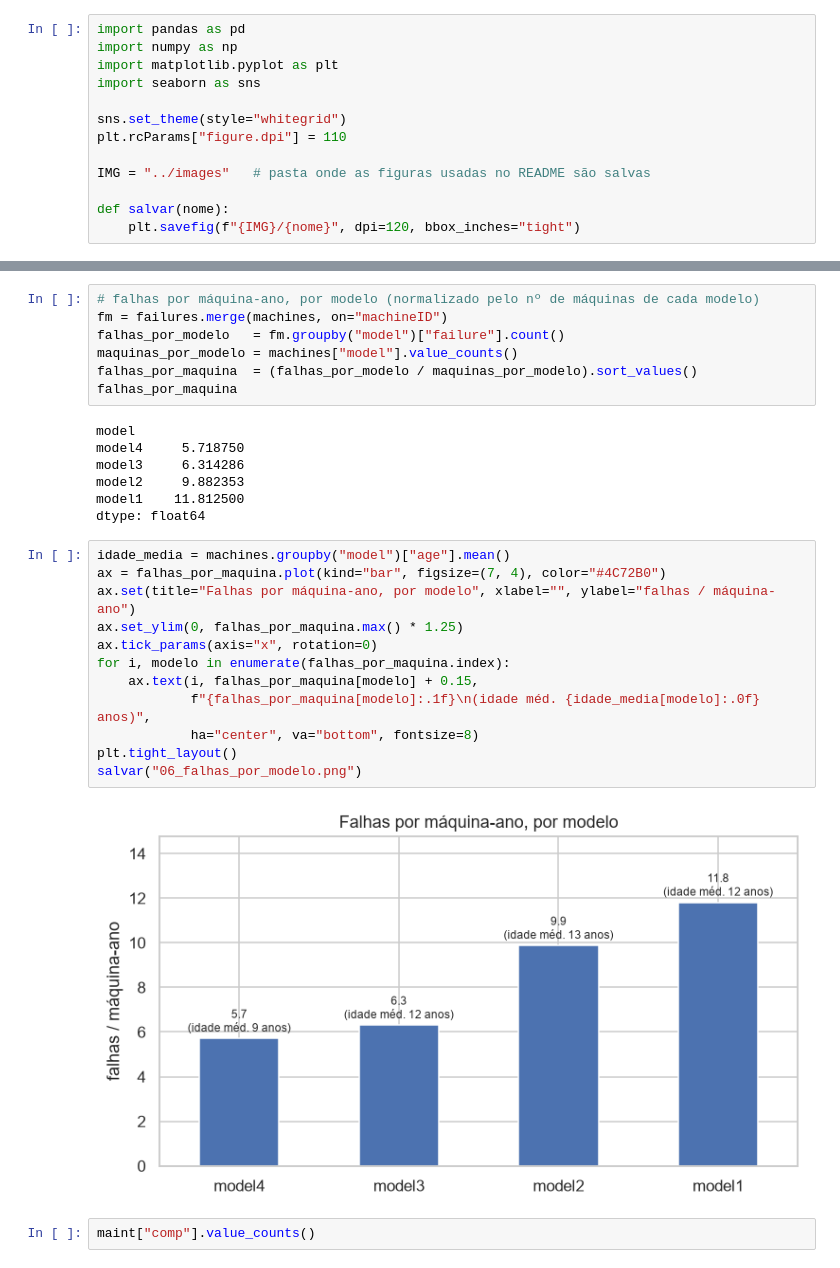
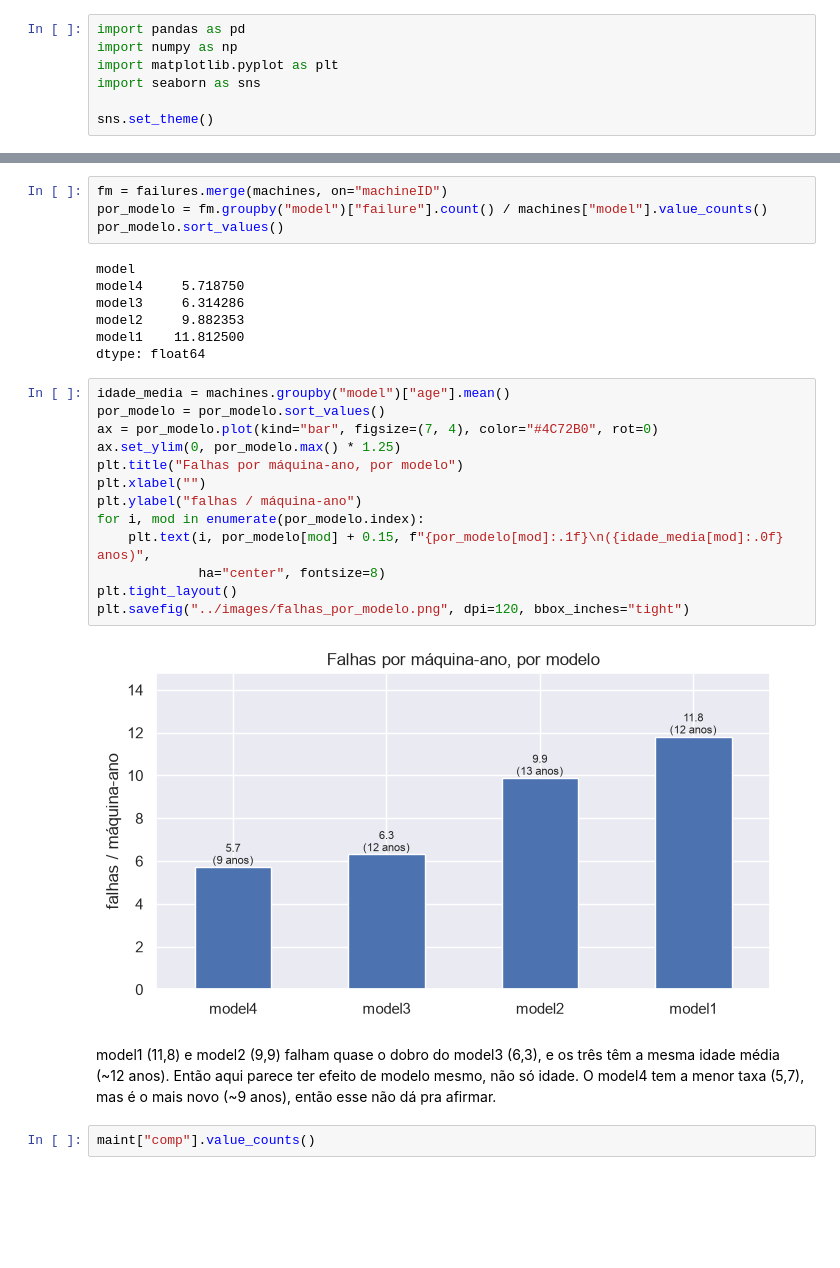
Before and after one commit to MichaellVianna/P03-sensores-industriais-exploracao, a Jupyter notebook: notebooks/P03_exploracao_sensores.ipynb, the cells around one changed output, grey strips where cells are left out. Drawn from its saved outputs; the diff is of its cells as text; blank space fills up the shorter version.

```diff
--- a/notebooks/P03_exploracao_sensores.ipynb
+++ b/notebooks/P03_exploracao_sensores.ipynb
@@ -16,10 +14,4 @@ import numpy as np
 import matplotlib.pyplot as plt
 import seaborn as sns
 
-sns.set_theme(style="whitegrid")
-plt.rcParams["figure.dpi"] = 110
-
-IMG = "../images"   # pasta onde as figuras usadas no README são salvas
-
-def salvar(nome):
-    plt.savefig(f"{IMG}/{nome}", dpi=120, bbox_inches="tight")
+sns.set_theme()
@@ -270,10 +261,7 @@ print(f"{len(failures)} falhas / {n_maquinas} máquinas / 1 ano = {taxa:.2f} fal
 # %%
-# falhas por máquina-ano, por modelo (normalizado pelo nº de máquinas de cada modelo)
 fm = failures.merge(machines, on="machineID")
-falhas_por_modelo   = fm.groupby("model")["failure"].count()
-maquinas_por_modelo = machines["model"].value_counts()
-falhas_por_maquina  = (falhas_por_modelo / maquinas_por_modelo).sort_values()
-falhas_por_maquina
+por_modelo = fm.groupby("model")["failure"].count() / machines["model"].value_counts()
+por_modelo.sort_values()
 # %% [output]
 model
 model4     5.718750
@@ -283,18 +271,23 @@ model1    11.812500
 dtype: float64
 # %%
 idade_media = machines.groupby("model")["age"].mean()
-ax = falhas_por_maquina.plot(kind="bar", figsize=(7, 4), color="#4C72B0")
-ax.set(title="Falhas por máquina-ano, por modelo", xlabel="", ylabel="falhas / máquina-ano")
-ax.set_ylim(0, falhas_por_maquina.max() * 1.25)
-ax.tick_params(axis="x", rotation=0)
-for i, modelo in enumerate(falhas_por_maquina.index):
-    ax.text(i, falhas_por_maquina[modelo] + 0.15,
-            f"{falhas_por_maquina[modelo]:.1f}\n(idade méd. {idade_media[modelo]:.0f} anos)",
-            ha="center", va="bottom", fontsize=8)
+por_modelo = por_modelo.sort_values()
+ax = por_modelo.plot(kind="bar", figsize=(7, 4), color="#4C72B0", rot=0)
+ax.set_ylim(0, por_modelo.max() * 1.25)
+plt.title("Falhas por máquina-ano, por modelo")
+plt.xlabel("")
+plt.ylabel("falhas / máquina-ano")
+for i, mod in enumerate(por_modelo.index):
+    plt.text(i, por_modelo[mod] + 0.15, f"{por_modelo[mod]:.1f}\n({idade_media[mod]:.0f} anos)",
+             ha="center", fontsize=8)
 plt.tight_layout()
-salvar("06_falhas_por_modelo.png")
+plt.savefig("../images/falhas_por_modelo.png", dpi=120, bbox_inches="tight")
 # %% [output]
-[figure, old version]
+[figure, new version]
+# %% [markdown]
+model1 (11,8) e model2 (9,9) falham quase o dobro do model3 (6,3), e os três têm a mesma
+idade média (~12 anos). Então aqui parece ter efeito de modelo mesmo, não só idade. O model4
+tem a menor taxa (5,7), mas é o mais novo (~9 anos), então esse não dá pra afirmar.
 # %%
 maint["comp"].value_counts()
 # %% [output]
```
Also changed, not shown: parts of 64 cells of this notebook, 14 other files.
